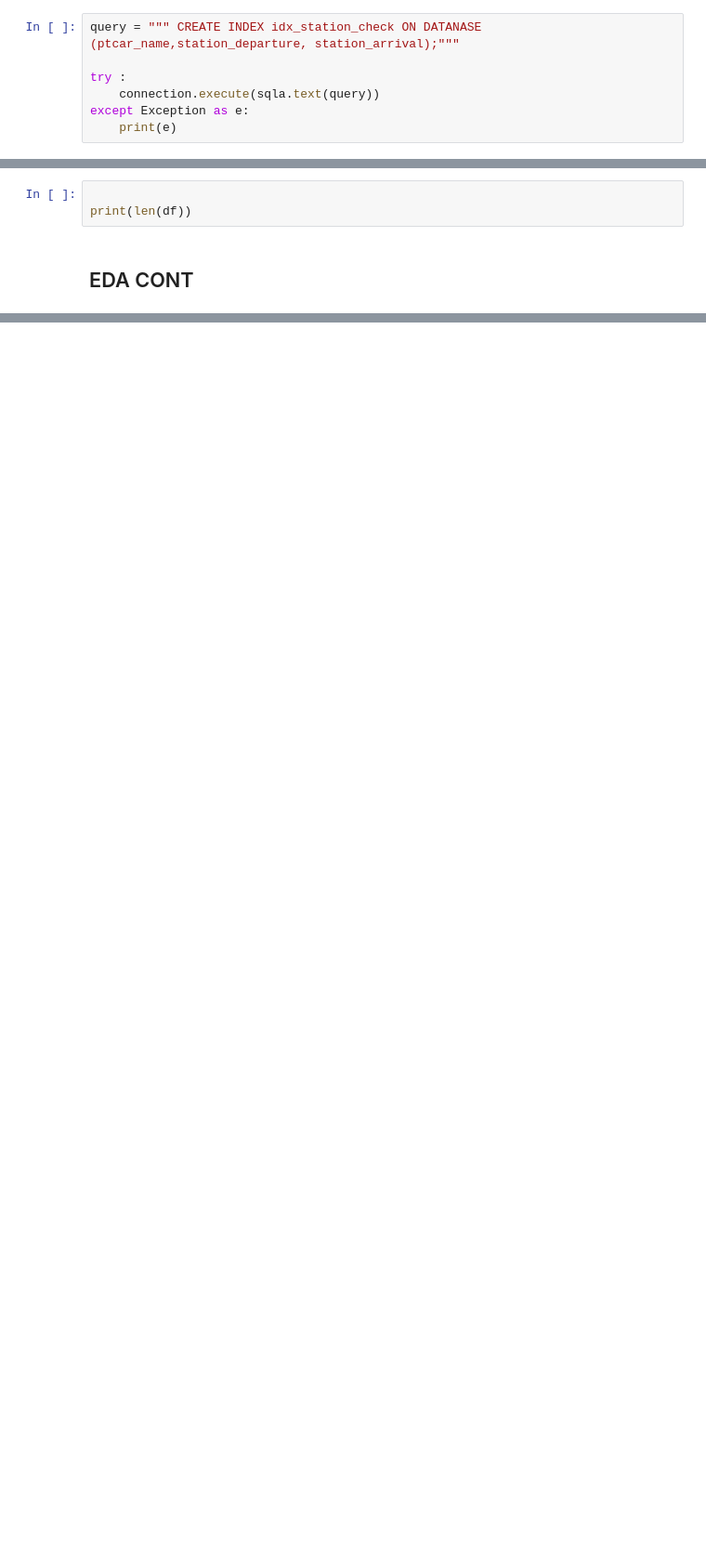
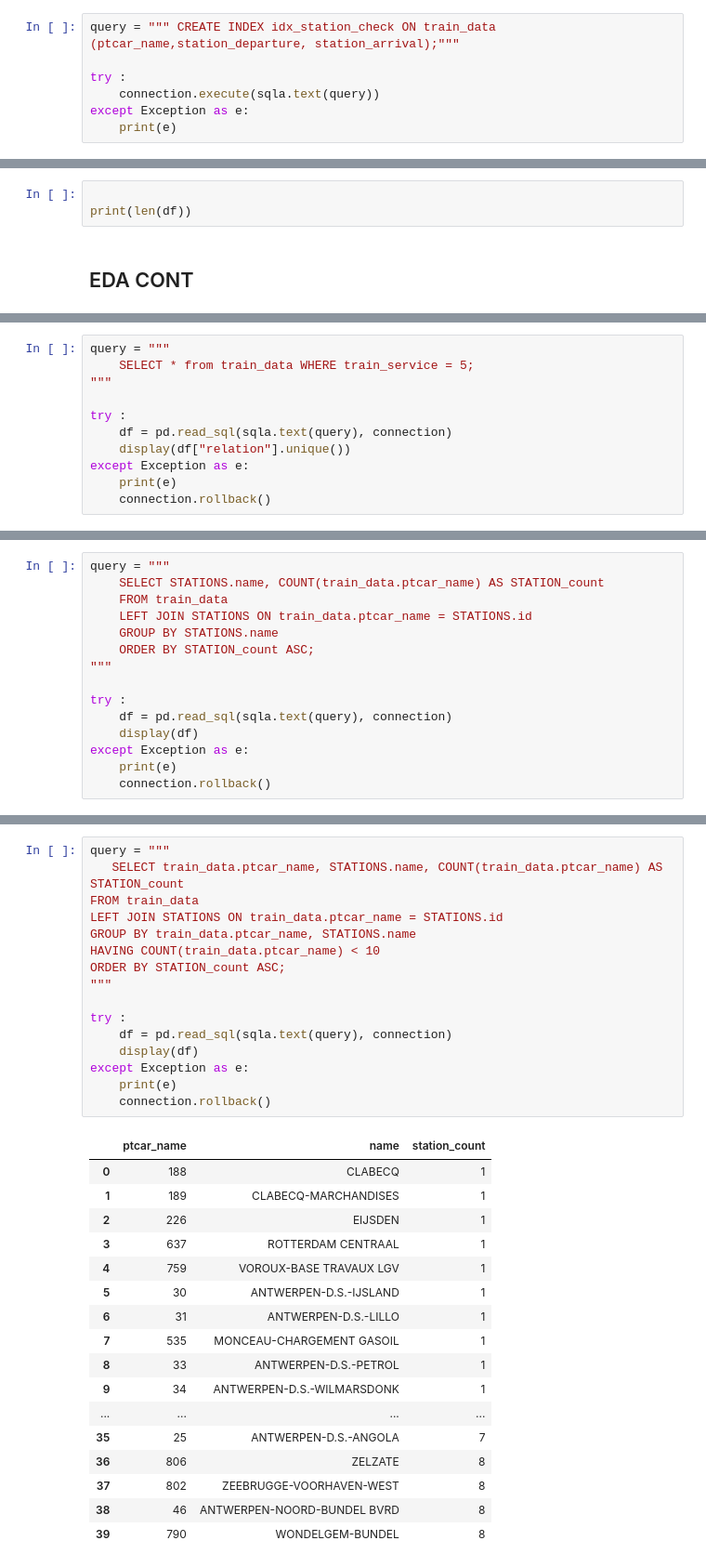
Before and after one commit to LeiY769/DataProject, a Jupyter notebook: eda.ipynb, the cells around one changed output, grey strips where cells are left out. Shown at 93% size. Cells and saved outputs as stored; diff of their text form; blank space fills up the shorter version.

```diff
--- a/eda.ipynb
+++ b/eda.ipynb
@@ -238,7 +238,7 @@ plt.show()
 # %% [markdown]
 ## INDEX TENTATIVES
 # %%
-query = """ CREATE INDEX idx_station_check ON DATANASE (ptcar_name,station_departure, station_arrival);"""
+query = """ CREATE INDEX idx_station_check ON train_data (ptcar_name,station_departure, station_arrival);"""
 
 try :
     connection.execute(sqla.text(query))
@@ -301,3 +301,14 @@ except Exception as e:
 | 6 | EUROSTARFR | 159784 |
 | 7 | THI-FACT | 2251383 |
 | 8 | SNCB/NMBS | 240602732 |
+# %%
+query = """
+    SELECT * from train_data WHERE train_service = 5;
+"""
+
+try :
+    df = pd.read_sql(sqla.text(query), connection)
+    display(df["relation"].unique())
+except Exception as e:
+    print(e)
+    connection.rollback()
@@ -303,0 +346,15 @@ except Exception as e:
+# %%
+query = """
+    SELECT STATIONS.name, COUNT(train_data.ptcar_name) AS STATION_count
+    FROM train_data
+    LEFT JOIN STATIONS ON train_data.ptcar_name = STATIONS.id
+    GROUP BY STATIONS.name
+    ORDER BY STATION_count ASC;
+"""
+
+try :
+    df = pd.read_sql(sqla.text(query), connection)
+    display(df)
+except Exception as e:
+    print(e)
+    connection.rollback()
@@ -303,0 +375,34 @@ except Exception as e:
+# %%
+query = """
+   SELECT train_data.ptcar_name, STATIONS.name, COUNT(train_data.ptcar_name) AS STATION_count
+FROM train_data
+LEFT JOIN STATIONS ON train_data.ptcar_name = STATIONS.id
+GROUP BY train_data.ptcar_name, STATIONS.name
+HAVING COUNT(train_data.ptcar_name) < 10
+ORDER BY STATION_count ASC;
+"""
+
+try :
+    df = pd.read_sql(sqla.text(query), connection)
+    display(df)
+except Exception as e:
+    print(e)
+    connection.rollback()
+# %% [output]
+|  | ptcar_name | name | station_count |
+| 0 | 188 | CLABECQ | 1 |
+| 1 | 189 | CLABECQ-MARCHANDISES | 1 |
+| 2 | 226 | EIJSDEN | 1 |
+| 3 | 637 | ROTTERDAM CENTRAAL | 1 |
+| 4 | 759 | VOROUX-BASE TRAVAUX LGV | 1 |
+| 5 | 30 | ANTWERPEN-D.S.-IJSLAND | 1 |
+| 6 | 31 | ANTWERPEN-D.S.-LILLO | 1 |
+| 7 | 535 | MONCEAU-CHARGEMENT GASOIL | 1 |
+| 8 | 33 | ANTWERPEN-D.S.-PETROL | 1 |
+| 9 | 34 | ANTWERPEN-D.S.-WILMARSDONK | 1 |
+| ... | ... | ... | ... |
+| 35 | 25 | ANTWERPEN-D.S.-ANGOLA | 7 |
+| 36 | 806 | ZELZATE | 8 |
+| 37 | 802 | ZEEBRUGGE-VOORHAVEN-WEST | 8 |
+| 38 | 46 | ANTWERPEN-NOORD-BUNDEL BVRD | 8 |
+| 39 | 790 | WONDELGEM-BUNDEL | 8 |
```
Also changed, not shown: parts of 17 cells of this notebook, 8 other files.
